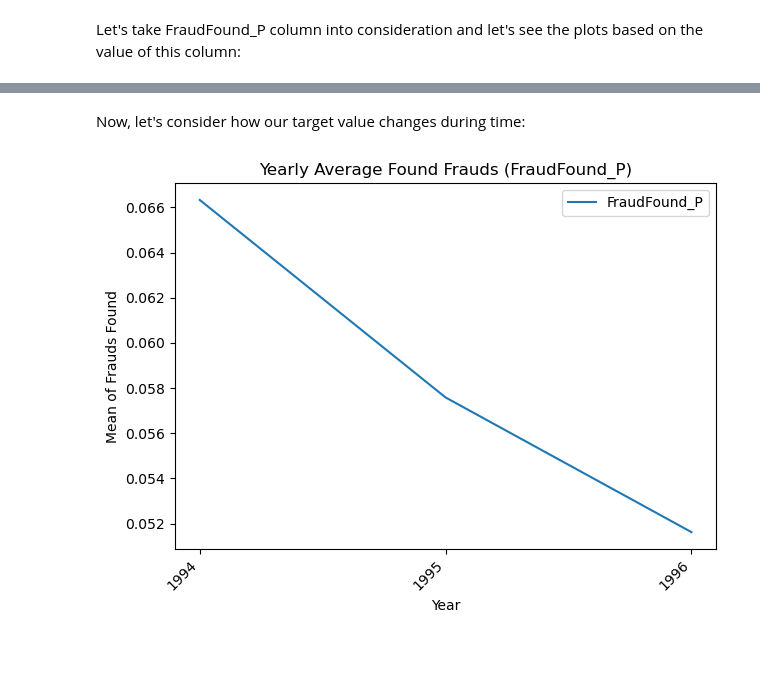
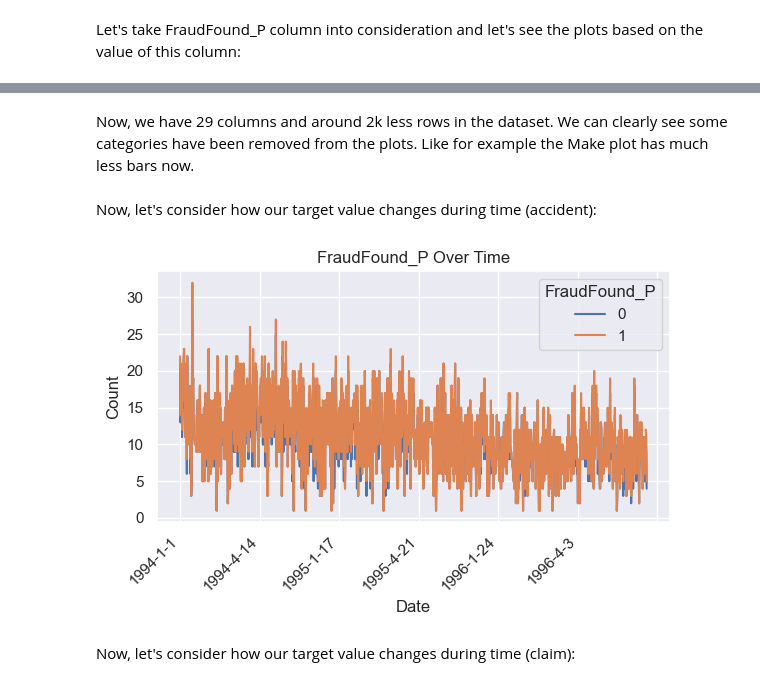
Before and after one commit to HannahLal/vehicle-insurance-fraud, a Jupyter notebook: notebooks/exploratory_data_analysis.ipynb, the cells around one changed output, grey strips where cells are left out. Cells and saved outputs as stored; diff of their text form; code cells hidden in the pictures; blank space fills up the shorter version.

```diff
--- a/notebooks/exploratory_data_analysis.ipynb
+++ b/notebooks/exploratory_data_analysis.ipynb
@@ -602,0 +667,19 @@ We can see from the plots that:
+# %%
+print(df.shape)
+df_clean = df.copy(deep=True)
+for col in features:
+    percentage = round(df[col].value_counts()/len(df)*100,2)
+    remove = percentage[percentage <= 2].index
+    # if the current feature value is among those categories to be removed,
+    # then exclude (by using tilda ~) them from the dataset
+    df_clean = df_clean[~df_clean[col].isin(remove)]
+
+for col in features:
+    # count the number of unique remaining categories
+    unique = df_clean[col].nunique()
+    # if the number of unique categories is either one or zero, then exclude that column from the dataset
+    if unique <= 1:
+        df_clean.drop(columns=[col], inplace=True)
+
+# df_clean.columns
+df_clean.shape
@@ -603,23 +722,50 @@ We can see from the plots that:
+# %% [markdown]
+Now, we have 29 columns and around 2k less rows in the dataset. We can clearly see some categories have been removed from the plots. Like for example the Make plot has much less bars now.
 # %% [markdown]
-Now, let's consider how our target value changes during time:
+Now, let's consider how our target value changes during time (accident):
 # %%
-# Average number of Frauds over year:
-fraud_per_year = df.groupby('Year')['FraudFound_P'].mean()
+# Map day names to their corresponding numerical values
+day_dict = {'Monday': 1, 'Tuesday': 2, 'Wednesday': 3, 'Thursday': 4, 'Friday': 5, 'Saturday': 6, 'Sunday': 7}
+df_clean['DayOfWeekNumeric'] = df_clean['DayOfWeek'].map(day_dict)
+# Calculate the day in the month
+df_clean['DayInMonth'] = (df_clean['WeekOfMonth'] - 1) * 7 + df_clean['DayOfWeekNumeric']
 
-# Create a list of dates for the x-axis ticks
-years = df['Year'].unique()
+# Create a dictionary to map abbreviated month names to numerical representations
+month_dict = {'Jan': 1, 'Feb': 2, 'Mar': 3, 'Apr': 4, 'May': 5, 'Jun': 6, 'Jul': 7, 'Aug': 8, 'Sep': 9, 'Oct': 10, 'Nov': 11, 'Dec': 12}
+df_clean['MonthNumeric'] = df_clean['Month'].map(month_dict)
 
-plt.figure()
-plt.plot(years, fraud_per_year, label='FraudFound_P')
-plt.xlabel("Year")
-plt.ylabel("Mean of Frauds Found")
-plt.title("Yearly Average Found Frauds (FraudFound_P)")
+# combine Year, Month and Day columns together:
+df_clean['Date'] = df_clean['Year'].astype(str) + '-' + df_clean['MonthNumeric'].astype(str) + '-' + df_clean['DayInMonth'].astype(str)
 
-# Set x-axis ticks at every 50th data point
-plt.xticks(years[::1], rotation=45, ha='right')
+# Group by 'Date' and 'FraudFound_P' and count occurrences
+df_clean.groupby(['Date', 'FraudFound_P'])==1
+fraud_counts = df_clean.groupby(['Date', 'FraudFound_P']).size().unstack()
 
-plt.legend()
+# Setting fraud_counts to zero for dates where the count of FraudFound_P
+# column is not found (now rows with the same date and either of the possible
+# values for the FraudFound_P column (0/1)).
+fraud_counts[np.isnan(fraud_counts)] = 0
+
+# print(fraud_counts.sample(20))
+
+# Plotting
+fraud_counts.plot(stacked=True, figsize=(6,4))
+plt.title('FraudFound_P Over Time')
+plt.xlabel('Date')
+plt.ylabel('Count')
+plt.xticks(rotation=45, ha='right')
 plt.tight_layout()
 plt.show()
+
+# df_clean.columns
+# dropping temporarily added columns to our dataframe
+df_clean = df_clean.drop('DayOfWeekNumeric', axis='columns')
+df_clean = df_clean.drop('DayInMonth', axis='columns')
+df_clean = df_clean.drop('MonthNumeric', axis='columns')
+df_clean = df_clean.drop('Date', axis='columns')
+
+# df_clean.columns
 # %% [output]
-[figure, old version]
+[figure, new version]
+# %% [markdown]
+Now, let's consider how our target value changes during time (claim):
```
Also changed, not shown: parts of 56 cells of this notebook, 1 other file.
